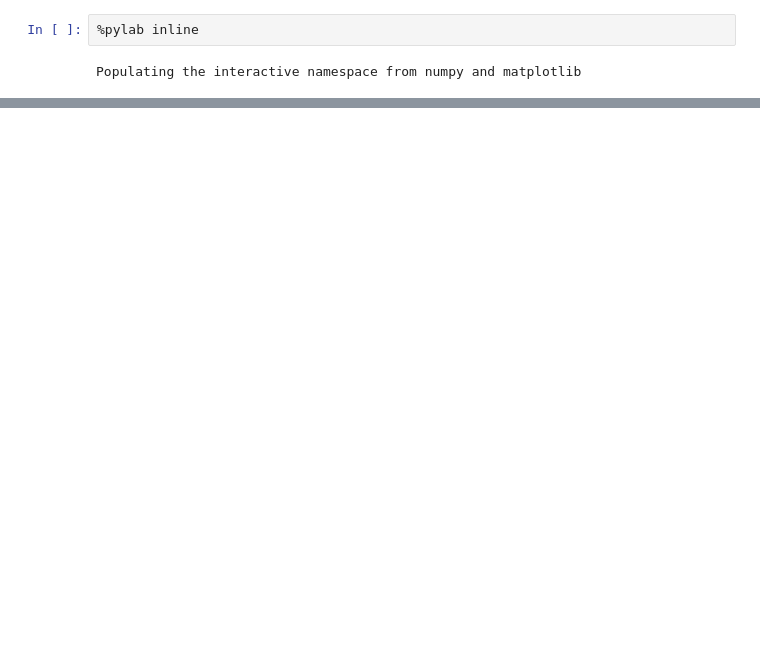
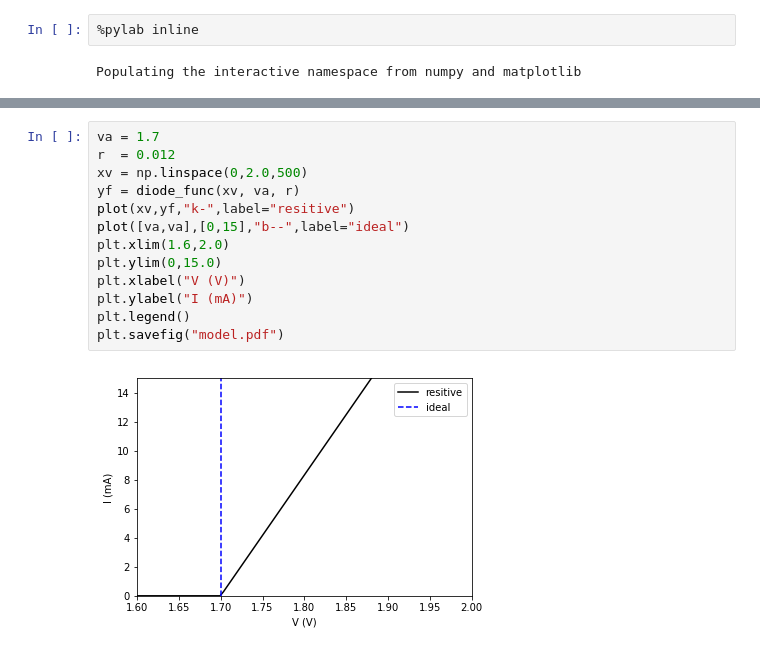
Before and after one commit to mulhearn/classwork, a Jupyter notebook: phy80/lab_manual/figs/labs/planck/planck_analysis.ipynb, the cells around one changed output, grey strips where cells are left out. Drawn from its saved outputs; the diff is of its cells as text; blank space fills up the shorter version.

```diff
--- a/phy80/lab_manual/figs/labs/planck/planck_analysis.ipynb
+++ b/phy80/lab_manual/figs/labs/planck/planck_analysis.ipynb
@@ -103,0 +13,15 @@ plt.savefig("led_curves.pdf")
+# %%
+va = 1.7
+r  = 0.012
+xv = np.linspace(0,2.0,500)
+yf = diode_func(xv, va, r)
+plot(xv,yf,"k-",label="resitive")
+plot([va,va],[0,15],"b--",label="ideal")
+plt.xlim(1.6,2.0)
+plt.ylim(0,15.0)
+plt.xlabel("V (V)")
+plt.ylabel("I (mA)")
+plt.legend()
+plt.savefig("model.pdf")
+# %% [output]
+[figure, added]
```
Also changed, not shown: parts of 8 cells of this notebook, 26 other files.
